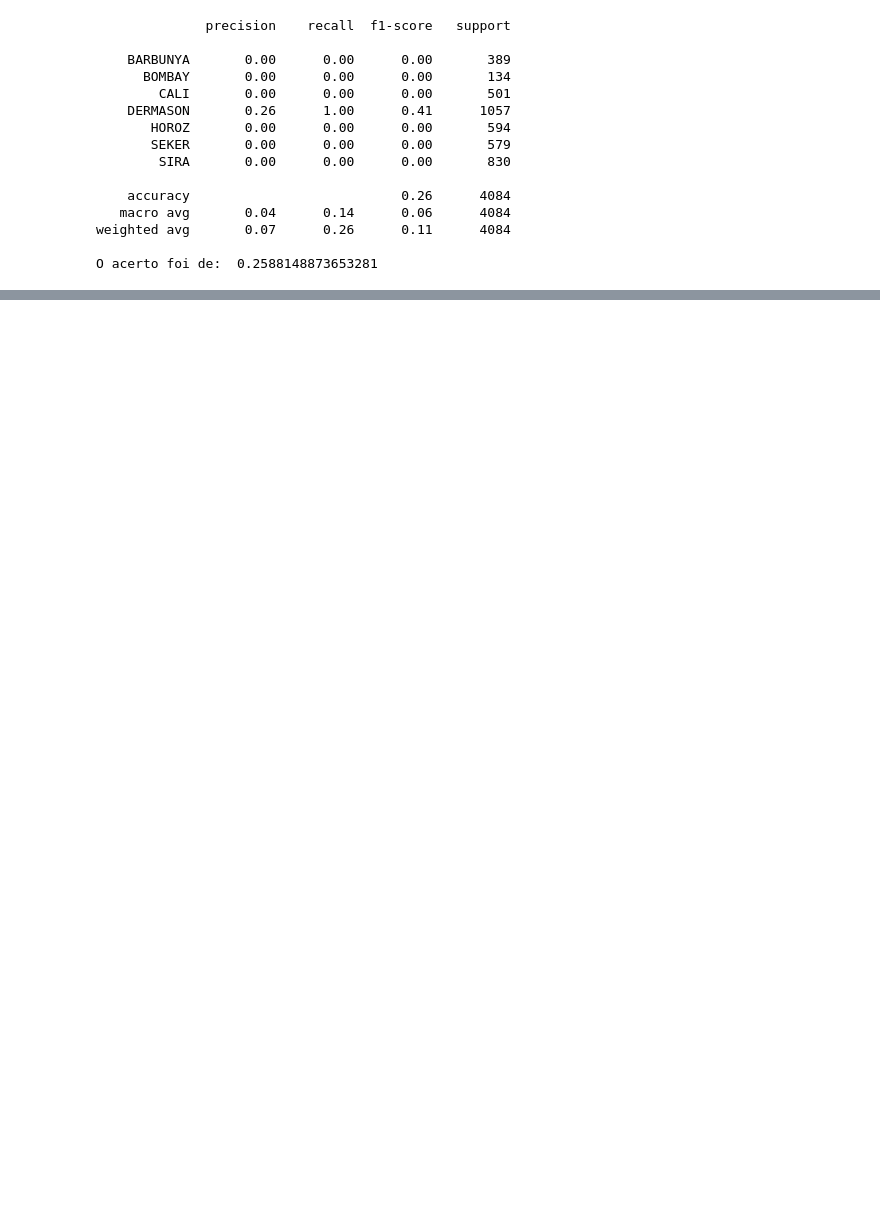
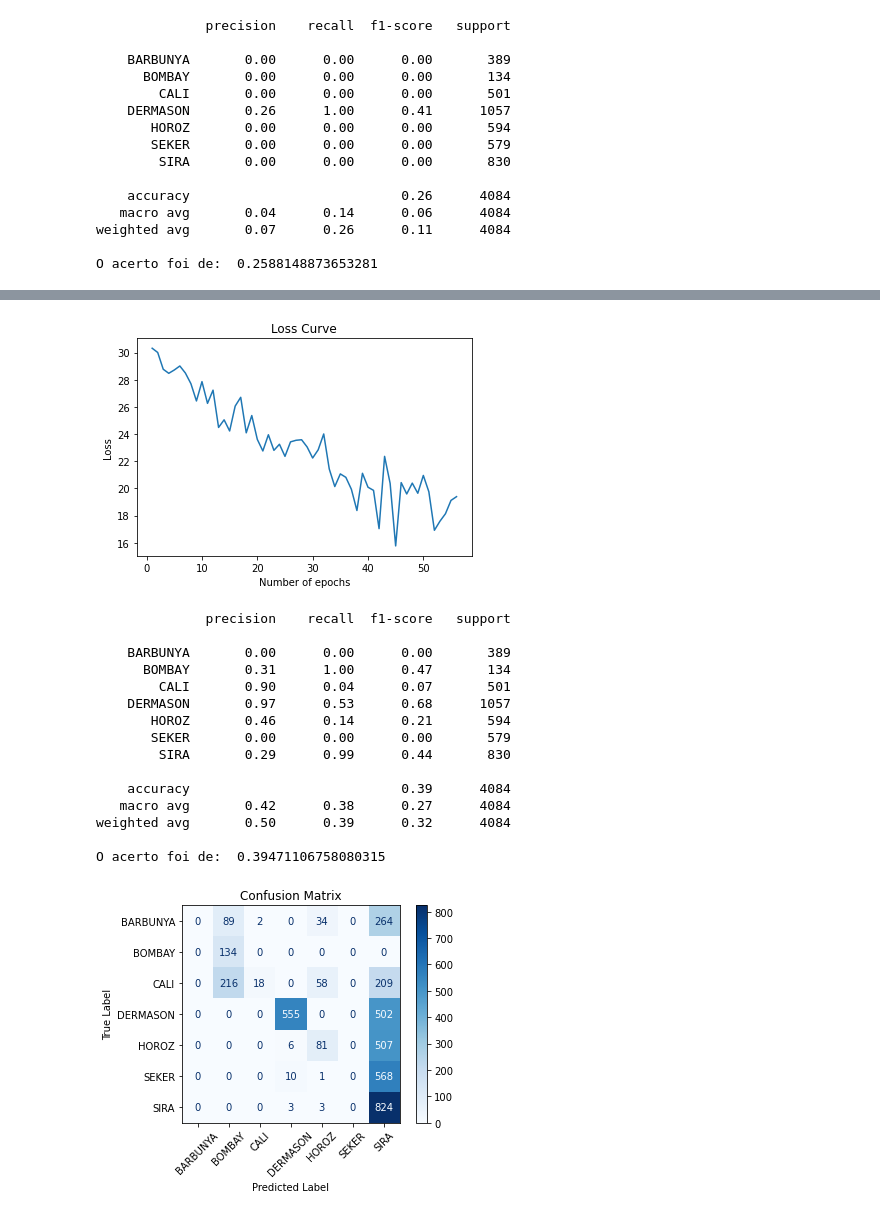
Before and after one commit to fabiobritoo/Machine-Learning, a Jupyter notebook: MLP_Bean.ipynb, the cells around one changed output, grey strips where cells are left out. Saved outputs shown, nothing was run; the diff lists cells and outputs as text; code cells hidden in the pictures; blank space fills up the shorter version.

```diff
--- a/MLP_Bean.ipynb
+++ b/MLP_Bean.ipynb
@@ -63,9 +71,12 @@ plt.show()
 # %%
 #agora vou utilizar as funções de classificação estatística
 
-print(classification_report(y_test,y_pred)) # Print
-#print(confusion_matrix(y_test.argmax(axis=1), y_pred.argmax(axis=1))) # Print Confusion matrix
-print('O acerto foi de: ',accuracy_score(y_pred,y_test)) # Print accuracy score
+def show_class_report():
+    print(classification_report(y_test,y_pred)) # Print
+    #print(confusion_matrix(y_test.argmax(axis=1), y_pred.argmax(axis=1))) # Print Confusion matrix
+    print('O acerto foi de: ',accuracy_score(y_pred,y_test)) # Print accuracy score
+
+show_class_report()
 # %% [output]
               precision    recall  f1-score   support
 
@@ -182,0 +113,27 @@ plt.show()
+# %%
+### Alterando valor de números de neurônios
+
+x_train, x_test, y_train, y_test = train_test_split(x,y, test_size=0.3, random_state=0) #0.3 data as data test
+Model = MLPClassifier(hidden_layer_sizes=(100), verbose=0,  random_state=5, alpha = 0.0001
+                        , activation='relu') # verbode=0 to tirar log
+show_loss_curve()
+show_class_report()
+show_confusion_matrix()
+# %% [output]
+[figure, added]
+              precision    recall  f1-score   support
+
+    BARBUNYA       0.00      0.00      0.00       389
+      BOMBAY       0.31      1.00      0.47       134
+        CALI       0.90      0.04      0.07       501
+    DERMASON       0.97      0.53      0.68      1057
+       HOROZ       0.46      0.14      0.21       594
+       SEKER       0.00      0.00      0.00       579
+        SIRA       0.29      0.99      0.44       830
+
+    accuracy                           0.39      4084
+   macro avg       0.42      0.38      0.27      4084
+weighted avg       0.50      0.39      0.32      4084
+
+O acerto foi de:  0.39471106758080315
+[figure, added]
```
Also changed, not shown: parts of 10 cells of this notebook, 1 other file.
